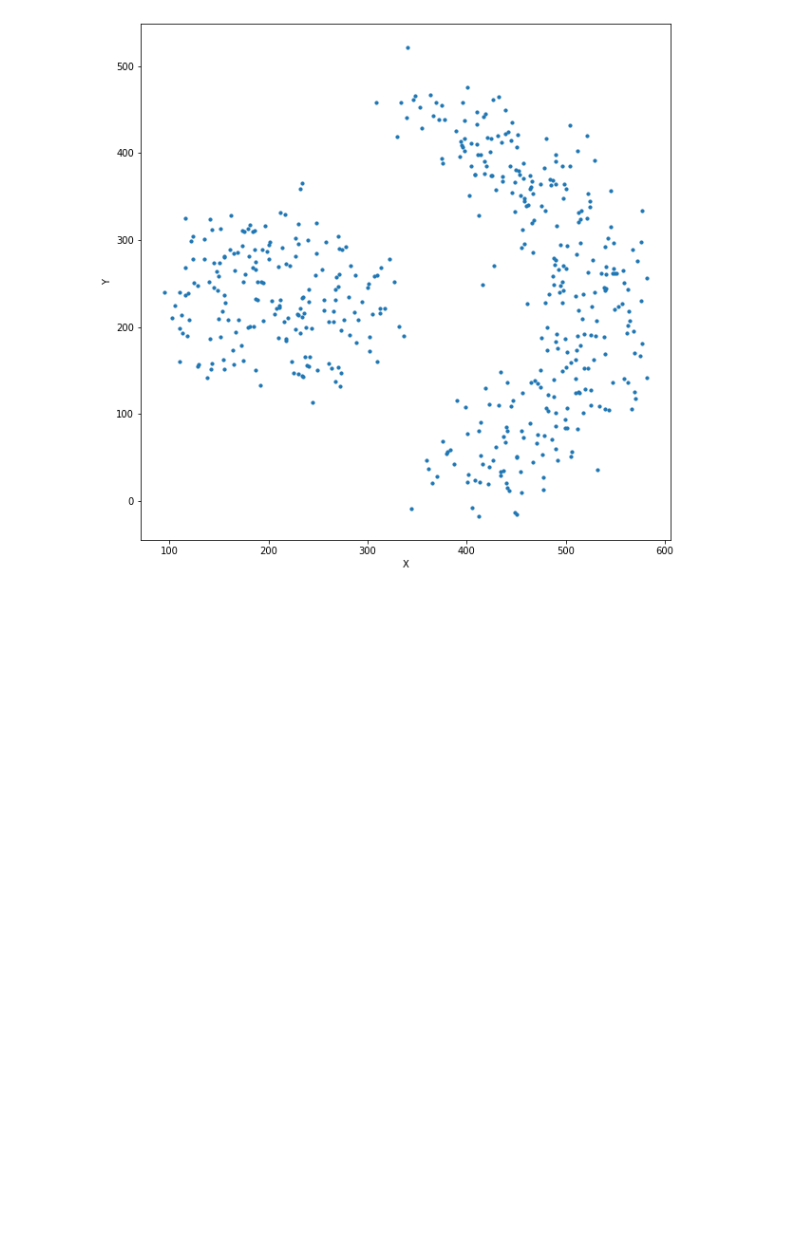
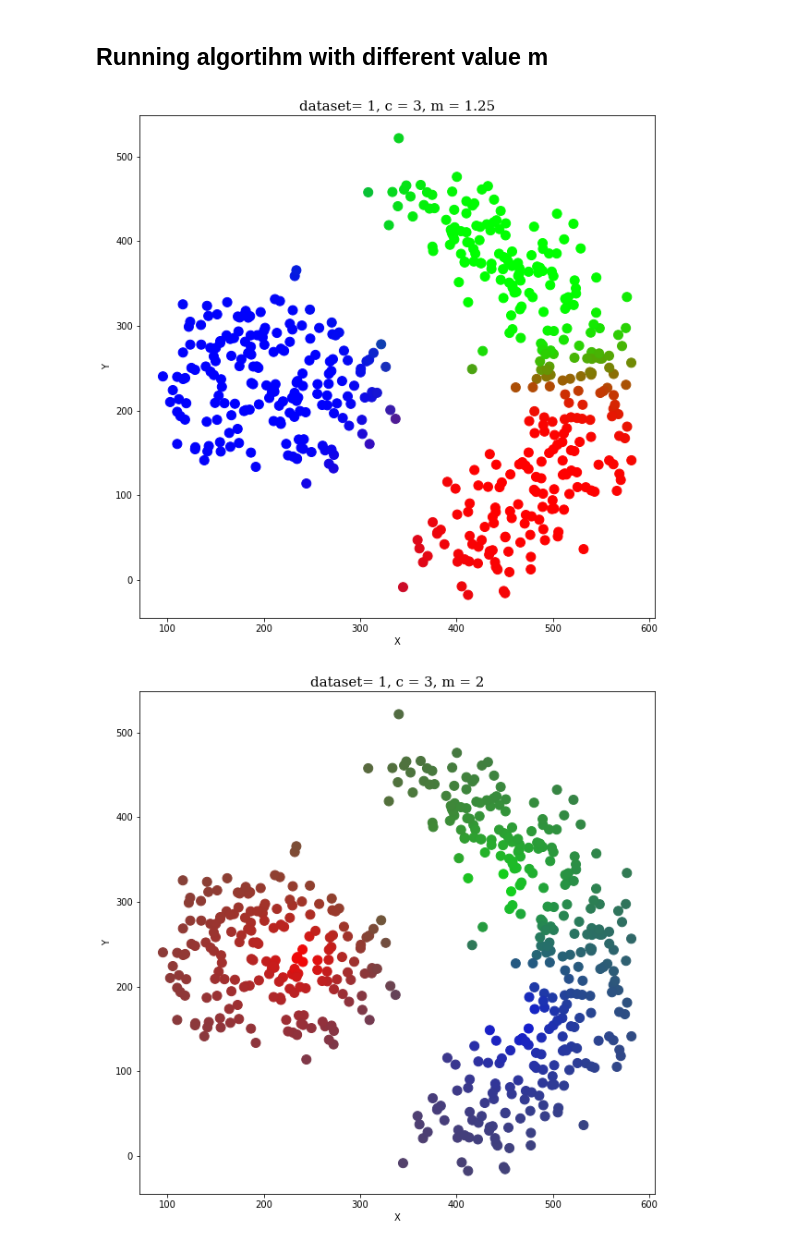
Before and after one commit to Hosein-Beheshti/CI-Fuzzy-C-means, a Jupyter notebook: FCM.ipynb, the cells around one changed output. Saved outputs shown, nothing was run; the diff lists cells and outputs as text; code cells hidden in the pictures; blank space fills up the shorter version.

Commit message:
some plots added

```diff
--- a/FCM.ipynb
+++ b/FCM.ipynb
@@ -40,5 +43,7 @@ def calculate_membership_matrix(df, centroids, m):
 
     for i in range(len(centroids)):
         membership_matrix[len(membership_matrix.columns)] = np.power(1 / EuclidianDistance[i], 1/(m-1)) / sum
+    #to handle devison by zero
+    membership_matrix.replace(np.inf, 1, inplace=True)
 
     return membership_matrix
@@ -79,22 +91,23 @@ def cost_calculate(df, centroids, membership_matrix, m):
 # %%
-def plot_cost(df, k, m):
+def plot_cost(df, dataset_name, c, m):
     axis = []
-    k_list = []
-    for i in range(1,k + 1):
+    c_list = []
+    for i in range(1,c + 1):
 
         centroids, membership_matrix, minvalue_seri = c_means(df, i, m, 100)
         cost = cost_calculate(df, centroids, membership_matrix, m)
 
         axis.append(cost)
-        k_list.append(i)
+        c_list.append(i)
 
     #plot
     font1 = {'family':'serif','color':'black','size':10}
 
-    plt.xlabel("K", fontdict = font1)
+    plt.xlabel("c", fontdict = font1)
     plt.ylabel("Cost", fontdict = font1)
-    plt.title('Cost function per number of clusters, ' + 'K = '+str(k), fontdict = font1)
-    plt.plot(k_list, axis, label = "Cost Function")
+    plt.title('Cost function per number of clusters, dataset '+str(dataset_name), fontdict = font1)
+
+    plt.plot(c_list, axis, label = "Cost Function")
     plt.show()
 # %%
 our_datasets = []
@@ -116,17 +139,43 @@ plot_cost(our_datasets[0], k, m)
+# %% [markdown]
+## Running algortihm with different value m
 # %%
 df = our_datasets[0]
-k = 3
+c = 3
 max_it = 100
+
+font1 = {'family':'serif','color':'black','size':15}
+
 m = 1.25
-
-centroids, membership_matrix, minvalue_seri = c_means(df, k, m, max_it)
+centroids, membership_matrix, minvalue_seri = c_means(df, c, m, max_it)
 df_clustered = df.copy()
 df_clustered.loc[:, "Cluster"] = minvalue_seri
 
 fig, ax = plt.subplots(figsize=(10, 10))
-ax.scatter(x = df[0], y = df[1], s=10)
+ax.scatter(x = df[0], y = df[1], s=100, c= membership_matrix)
 plt.xlabel("X")
 plt.ylabel("Y")
+plt.title('dataset= 1' + ', c = '+ str(c) + ', m = ' + str(m), fontdict = font1)
 plt.show()
+
+m = 2
+centroids, membership_matrix, minvalue_seri = c_means(df, c, m, max_it)
+df_clustered = df.copy()
+df_clustered.loc[:, "Cluster"] = minvalue_seri
+
+fig, ax = plt.subplots(figsize=(10, 10))
+ax.scatter(x = df[0], y = df[1], s=100, c= membership_matrix)
+plt.xlabel("X")
+plt.ylabel("Y")
+plt.title('dataset= 1' + ', c = '+ str(c) + ', m = ' + str(m), fontdict = font1)
+plt.show()
+
+m = 1.25
+c = 8
+plot_cost(our_datasets[0], 1, c, m)
+
+m = 2
+c = 8
+plot_cost(our_datasets[0], 1, c, m)
 # %% [output]
-[figure, old version]
+[figure, new version]
+[figure, added]
```
Also changed, not shown: parts of 15 cells of this notebook.
